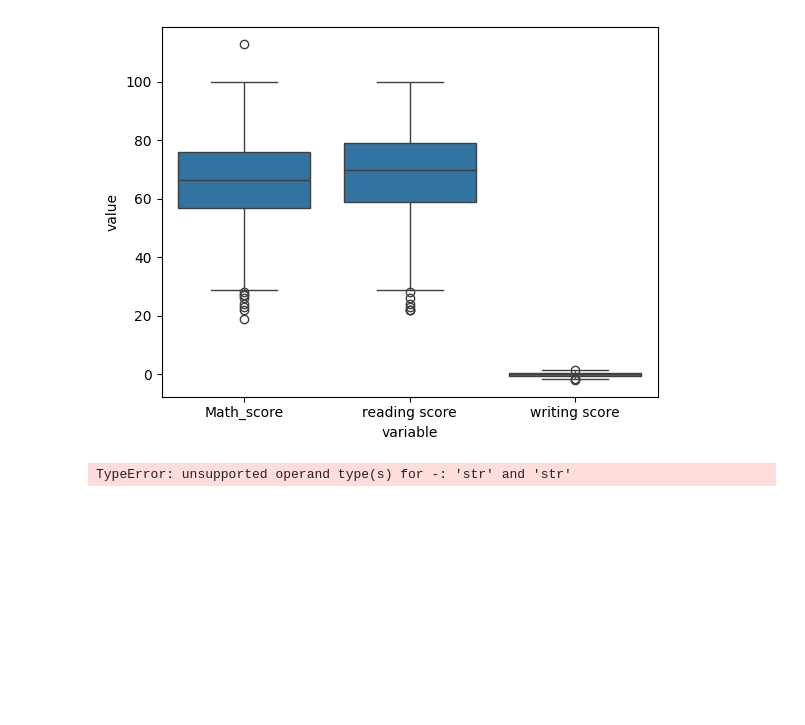
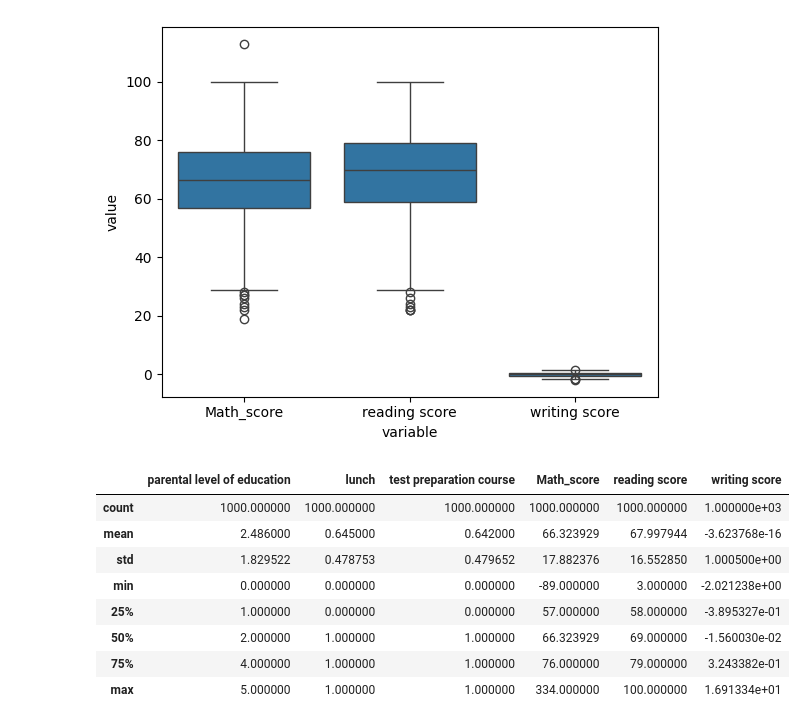
Before and after one commit to MihirDesh/PICT-SEM6-Lab-Assignments, a Jupyter notebook: DSBDAL/Assignment2.ipynb, the cells around one changed output. Saved outputs shown, nothing was run; the diff lists cells and outputs as text; code cells hidden in the pictures; blank space fills up the shorter version.

```diff
--- a/DSBDAL/Assignment2.ipynb
+++ b/DSBDAL/Assignment2.ipynb
@@ -376,15 +376,15 @@ sns.boxplot(x="variable", y="value", data=pd.melt(dataset_new_1[numeric_cols]))
 plt.show()
 # %% [output]
 [figure]
-# %%
-Q1 = dataset_new.quantile(0.25)
-Q3 = dataset_new.quantile(0.75)
-IQR = Q3 - Q1
-
-low = Q1 - 1.5 * IQR
-high = Q3 + 1.5 * IQR
-
-dataset_new_2 = dataset_new[~((dataset_new < low) | (dataset_new > high)).any(axis=1)]
-print(dataset_new.shape, dataset_new_2.shape)
-# %% [output]
-TypeError: unsupported operand type(s) for -: 'str' and 'str'
+# %%
+dataset_new.describe()
+# %% [output]
+|  | parental level of education | lunch | test preparation course | Math_score | reading score | writing score |
+| count | 1000.000000 | 1000.000000 | 1000.000000 | 1000.000000 | 1000.000000 | 1.000000e+03 |
+| mean | 2.486000 | 0.645000 | 0.642000 | 66.323929 | 67.997944 | -3.623768e-16 |
+| std | 1.829522 | 0.478753 | 0.479652 | 17.882376 | 16.552850 | 1.000500e+00 |
+| min | 0.000000 | 0.000000 | 0.000000 | -89.000000 | 3.000000 | -2.021238e+00 |
+| 25% | 1.000000 | 0.000000 | 0.000000 | 57.000000 | 58.000000 | -3.895327e-01 |
+| 50% | 2.000000 | 1.000000 | 1.000000 | 66.323929 | 69.000000 | -1.560030e-02 |
+| 75% | 4.000000 | 1.000000 | 1.000000 | 76.000000 | 79.000000 | 3.243382e-01 |
+| max | 5.000000 | 1.000000 | 1.000000 | 334.000000 | 100.000000 | 1.691334e+01 |
```
Also changed, not shown: parts of 3 cells of this notebook.
